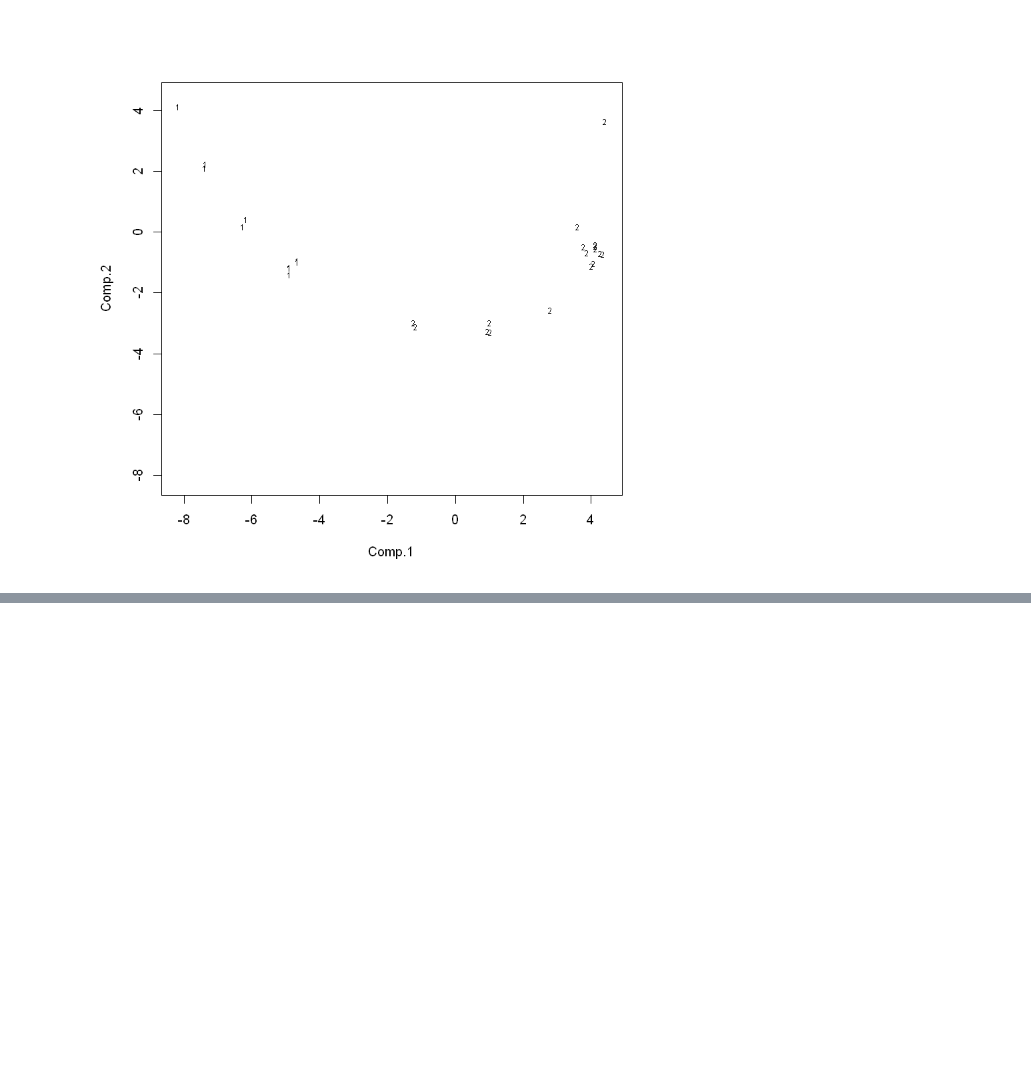
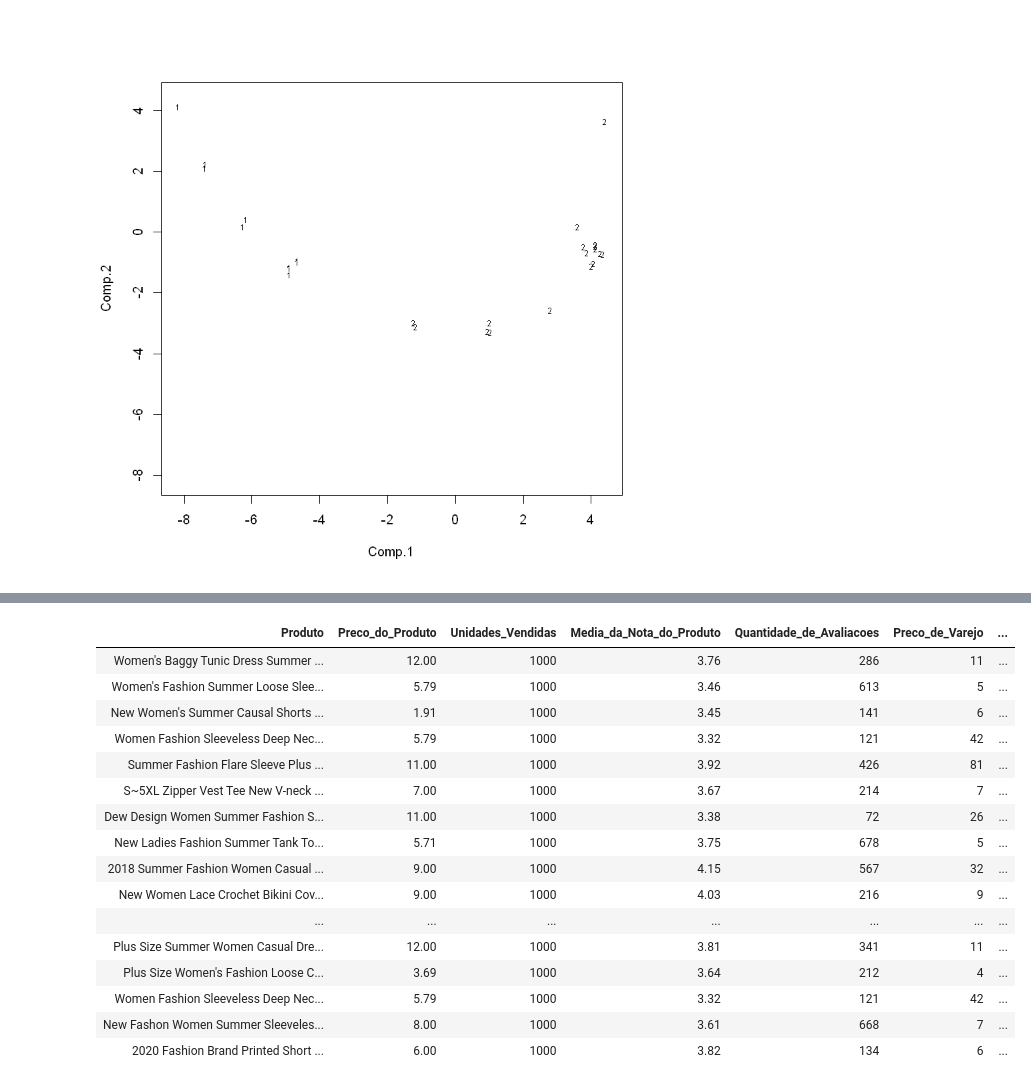
Before and after one commit to AspiranteAudaz/MetodosQuantiativos, a Jupyter notebook: Análise de Clusters/analise_clusters.ipynb, the cells around one changed output, grey strips where cells are left out. Cells and saved outputs as stored; diff of their text form; code cells hidden in the pictures; blank space fills up the shorter version.

```diff
--- a/Análise de Clusters/analise_clusters.ipynb
+++ b/Análise de Clusters/analise_clusters.ipynb
@@ -126,0 +212,20 @@ text(body_pc$scores[,1:2], labels = lab, cex = 0.6)
+# %%
+subbase
+# %% [output]
+| Produto | Preco_do_Produto | Unidades_Vendidas | Media_da_Nota_do_Produto | Quantidade_de_Avaliacoes | Preco_de_Varejo | ... |
+| Women's Baggy Tunic Dress Summer ... | 12.00 | 1000 | 3.76 | 286 | 11 | ... |
+| Women's Fashion Summer Loose Slee... | 5.79 | 1000 | 3.46 | 613 | 5 | ... |
+| New Women's Summer Causal Shorts ... | 1.91 | 1000 | 3.45 | 141 | 6 | ... |
+| Women Fashion Sleeveless Deep Nec... | 5.79 | 1000 | 3.32 | 121 | 42 | ... |
+| Summer Fashion Flare Sleeve Plus ... | 11.00 | 1000 | 3.92 | 426 | 81 | ... |
+| S~5XL Zipper Vest Tee New V-neck ... | 7.00 | 1000 | 3.67 | 214 | 7 | ... |
+| Dew Design Women Summer Fashion S... | 11.00 | 1000 | 3.38 | 72 | 26 | ... |
+| New Ladies Fashion Summer Tank To... | 5.71 | 1000 | 3.75 | 678 | 5 | ... |
+| 2018 Summer Fashion Women Casual ... | 9.00 | 1000 | 4.15 | 567 | 32 | ... |
+| New Women Lace Crochet Bikini Cov... | 9.00 | 1000 | 4.03 | 216 | 9 | ... |
+| ... | ... | ... | ... | ... | ... | ... |
+| Plus Size Summer Women Casual Dre... | 12.00 | 1000 | 3.81 | 341 | 11 | ... |
+| Plus Size Women's Fashion Loose C... | 3.69 | 1000 | 3.64 | 212 | 4 | ... |
+| Women Fashion Sleeveless Deep Nec... | 5.79 | 1000 | 3.32 | 121 | 42 | ... |
+| New Fashon Women Summer Sleeveles... | 8.00 | 1000 | 3.61 | 668 | 7 | ... |
+| 2020 Fashion Brand Printed Short ... | 6.00 | 1000 | 3.82 | 134 | 6 | ... |
```
Also changed, not shown: parts of 6 cells of this notebook.
